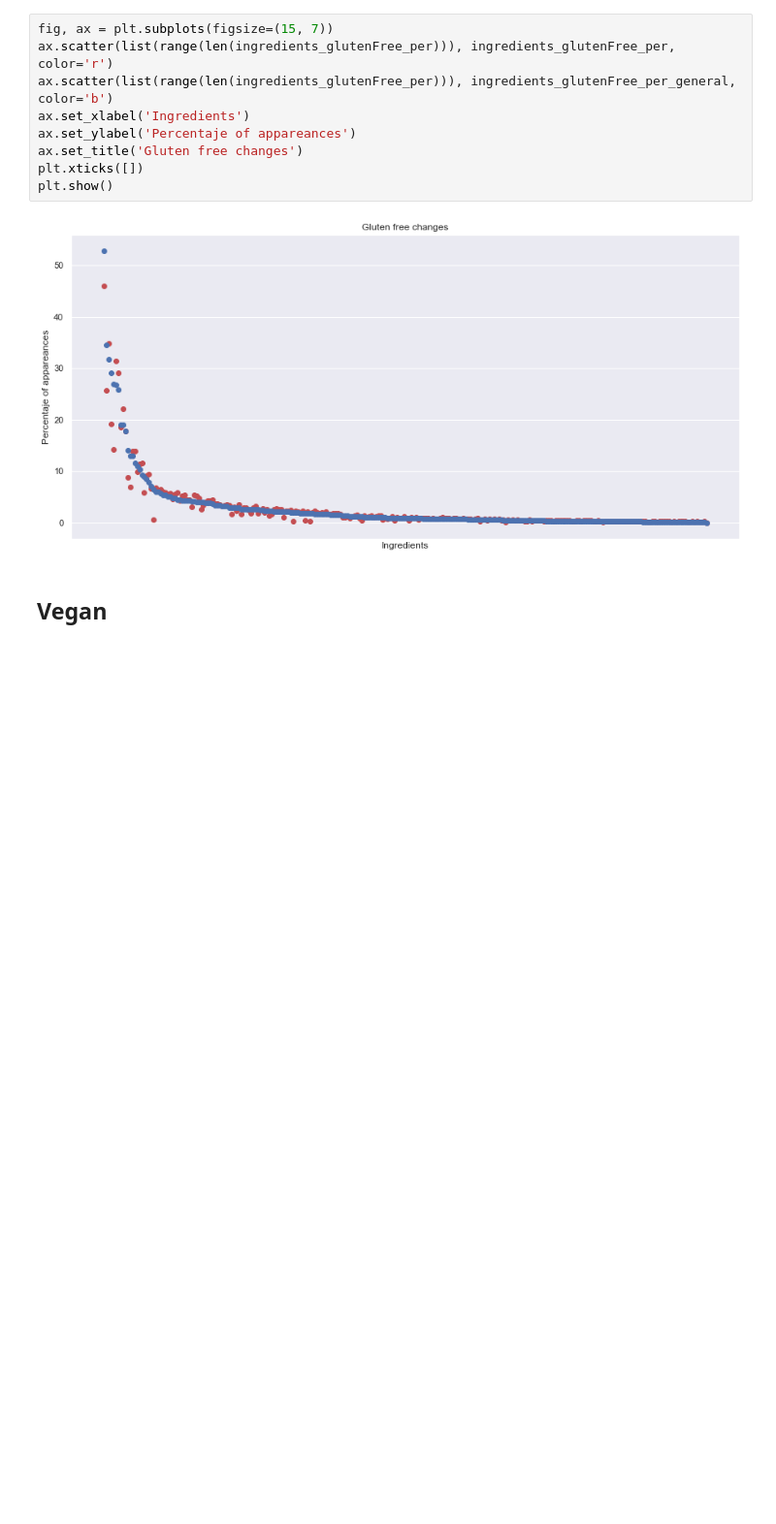
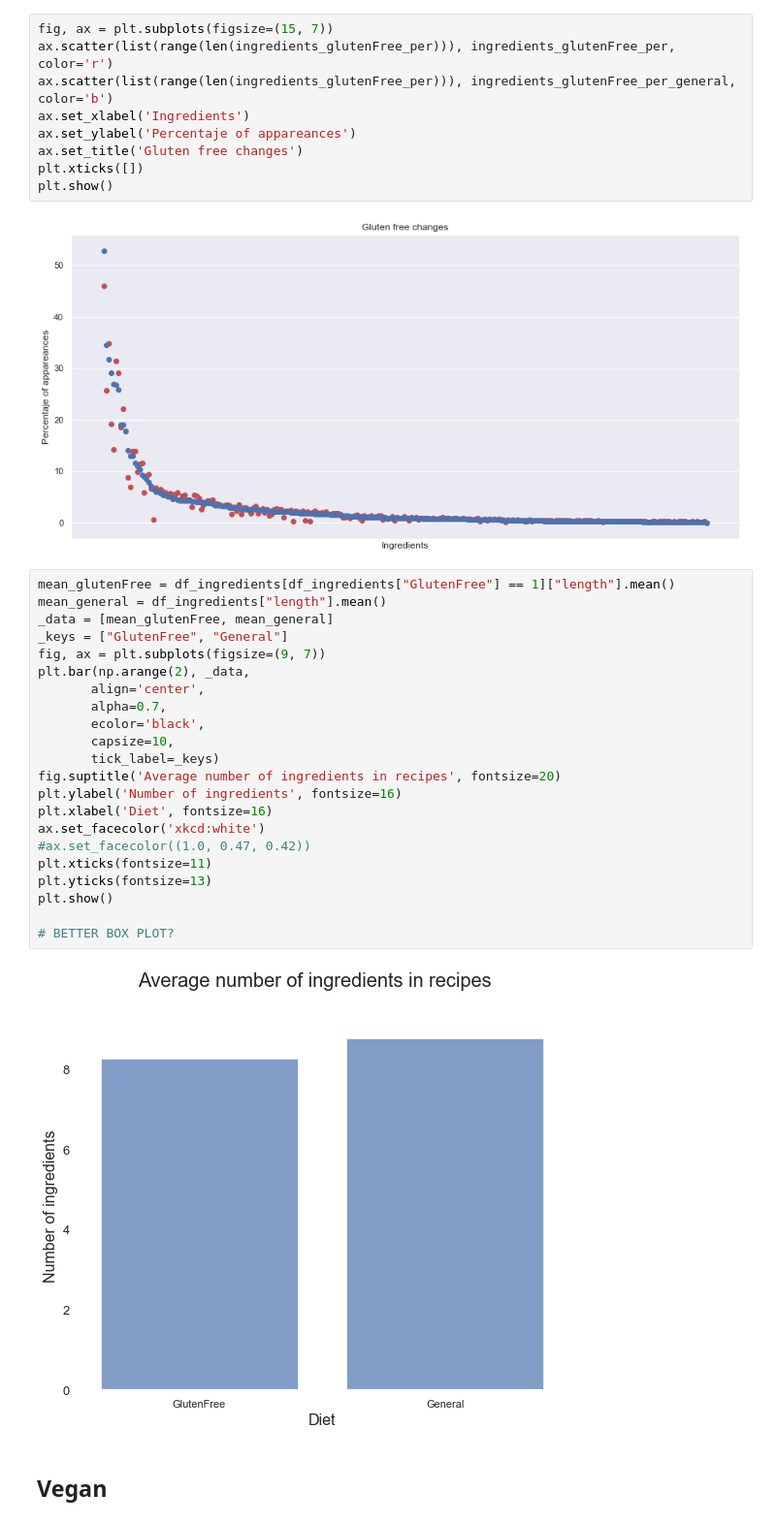
Before and after one commit to carlosvillasanchez/-Salmon-tortilla-al-pesto, a Jupyter notebook: Report.ipynb, the cells around one changed output. Shown at 97% size. Cells and saved outputs as stored; diff of their text form; blank space fills up the shorter version.

```diff
--- a/Report.ipynb
+++ b/Report.ipynb
@@ -3294,6 +3332,30 @@ plt.xticks([])
 plt.show()
 # %% [output]
 [figure]
+# %%
+mean_glutenFree = df_ingredients[df_ingredients["GlutenFree"] == 1]["length"].mean()
+mean_general = df_ingredients["length"].mean()
+_data = [mean_glutenFree, mean_general]
+_keys = ["GlutenFree", "General"]
+fig, ax = plt.subplots(figsize=(9, 7))
+plt.bar(np.arange(2), _data,
+       align='center',
+       alpha=0.7,
+       ecolor='black',
+       capsize=10,
+       tick_label=_keys)
+fig.suptitle('Average number of ingredients in recipes', fontsize=20)
+plt.ylabel('Number of ingredients', fontsize=16)
+plt.xlabel('Diet', fontsize=16)
+ax.set_facecolor('xkcd:white')
+#ax.set_facecolor((1.0, 0.47, 0.42))
+plt.xticks(fontsize=11)
+plt.yticks(fontsize=13)
+plt.show()
+
+# BETTER BOX PLOT?
+# %% [output]
+[figure, added]
 # %% [markdown]
 ## Vegan
 # %%
```
Also changed, not shown: parts of 97 cells of this notebook.
